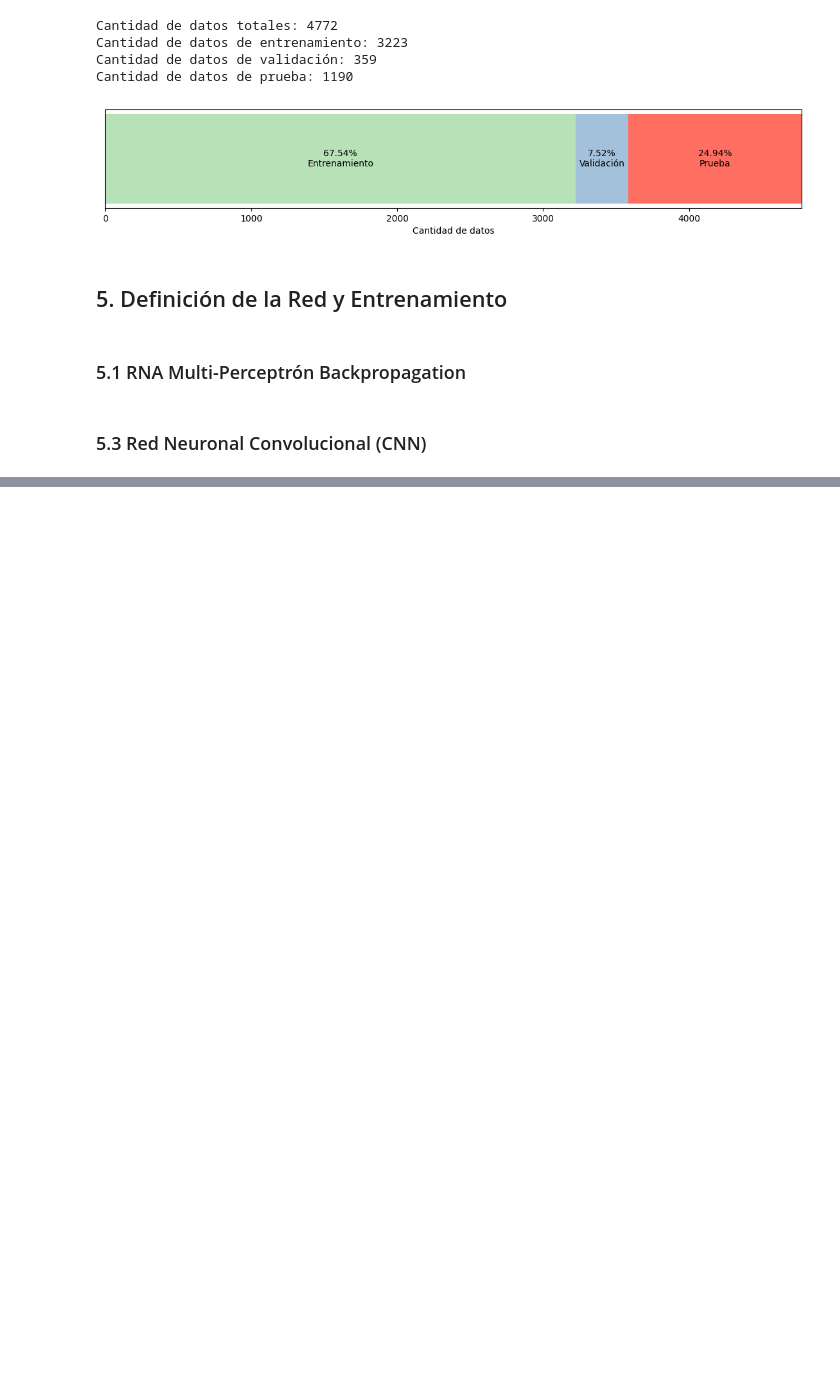
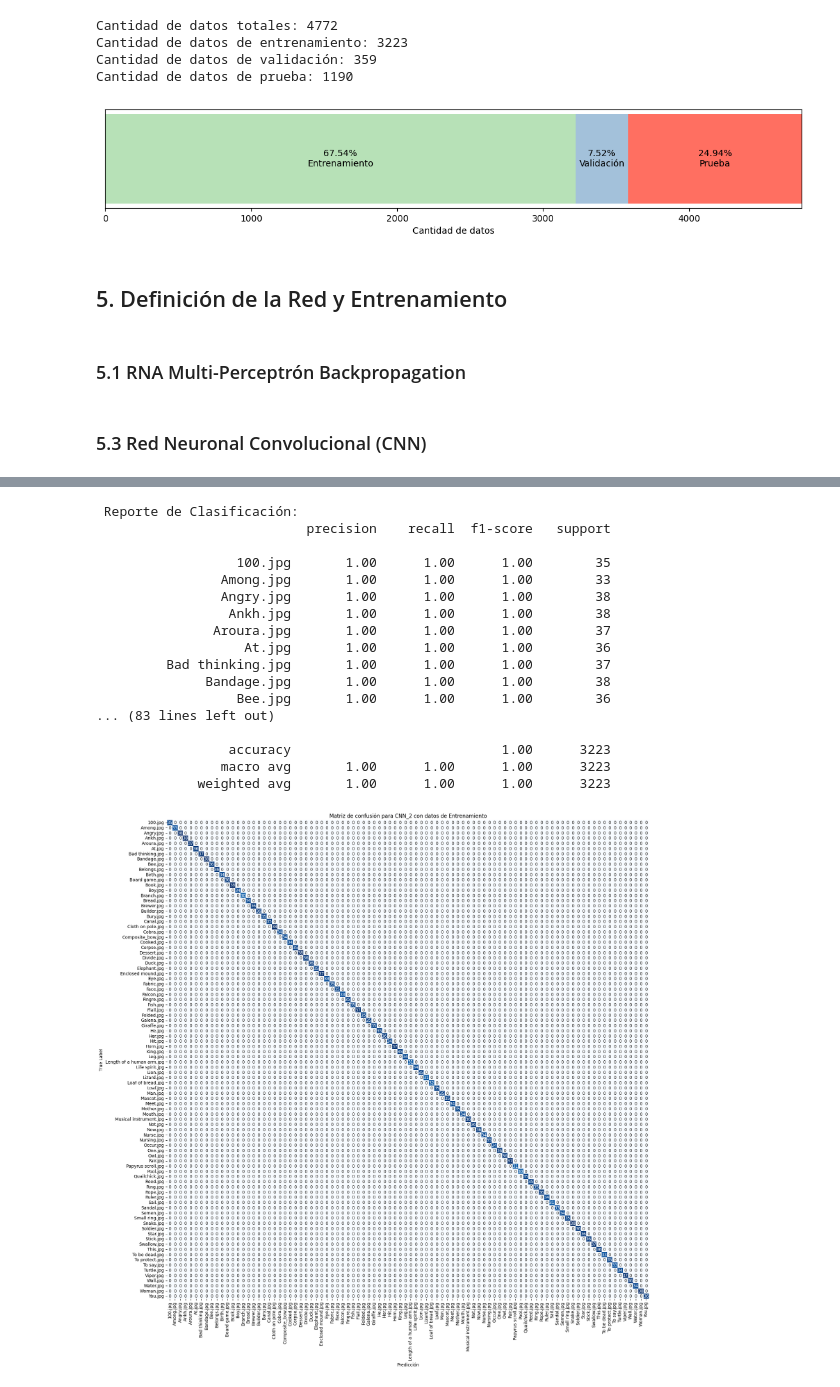
Before and after one commit to MMoyanoFontana/Grupo9-IA-TP2, a Jupyter notebook: Grupo_9_TP_2.ipynb, the cells around one changed output, grey strips where cells are left out. Drawn from its saved outputs; the diff is of its cells as text; code cells hidden in the pictures; blank space fills up the shorter version.

```diff
--- a/Grupo_9_TP_2.ipynb
+++ b/Grupo_9_TP_2.ipynb
@@ -412,0 +496,21 @@ show_model_performance(x_test,y_test,cnn_1, "Prueba",list(training_category_coun
+# %%
+show_model_performance(x_train, y_train, cnn_2, "Entrenamiento", list(training_category_counts.keys()))
+# %% [output]
+ Reporte de Clasificación:
+                           precision    recall  f1-score   support
+
+                  100.jpg       1.00      1.00      1.00        35
+                Among.jpg       1.00      1.00      1.00        33
+                Angry.jpg       1.00      1.00      1.00        38
+                 Ankh.jpg       1.00      1.00      1.00        38
+               Aroura.jpg       1.00      1.00      1.00        37
+                   At.jpg       1.00      1.00      1.00        36
+         Bad thinking.jpg       1.00      1.00      1.00        37
+              Bandage.jpg       1.00      1.00      1.00        38
+                  Bee.jpg       1.00      1.00      1.00        36
+... (83 lines left out)
+
+                 accuracy                           1.00      3223
+                macro avg       1.00      1.00      1.00      3223
+             weighted avg       1.00      1.00      1.00      3223
+[figure, added]
```
Also changed, not shown: parts of 25 cells of this notebook, 5 other files.
